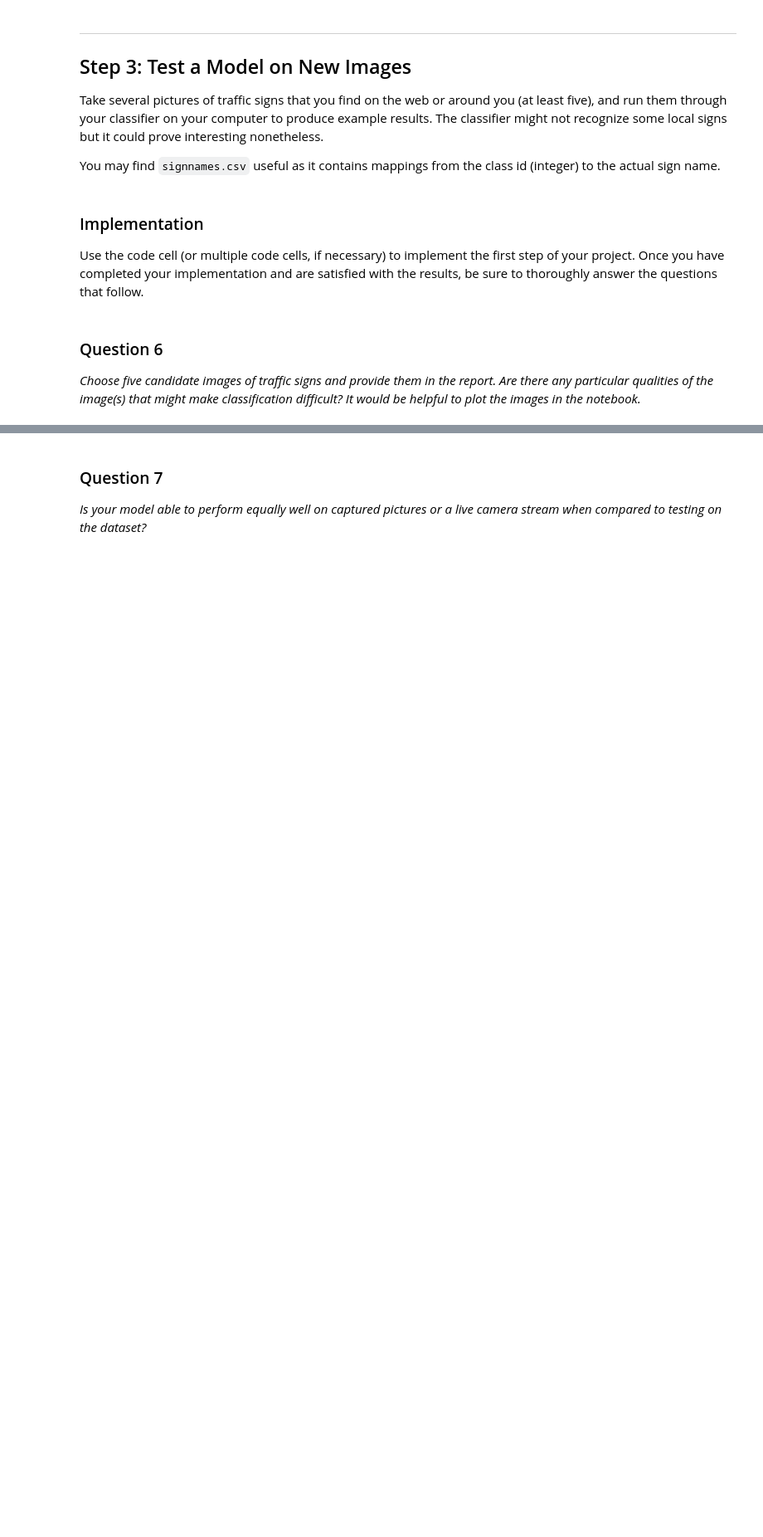
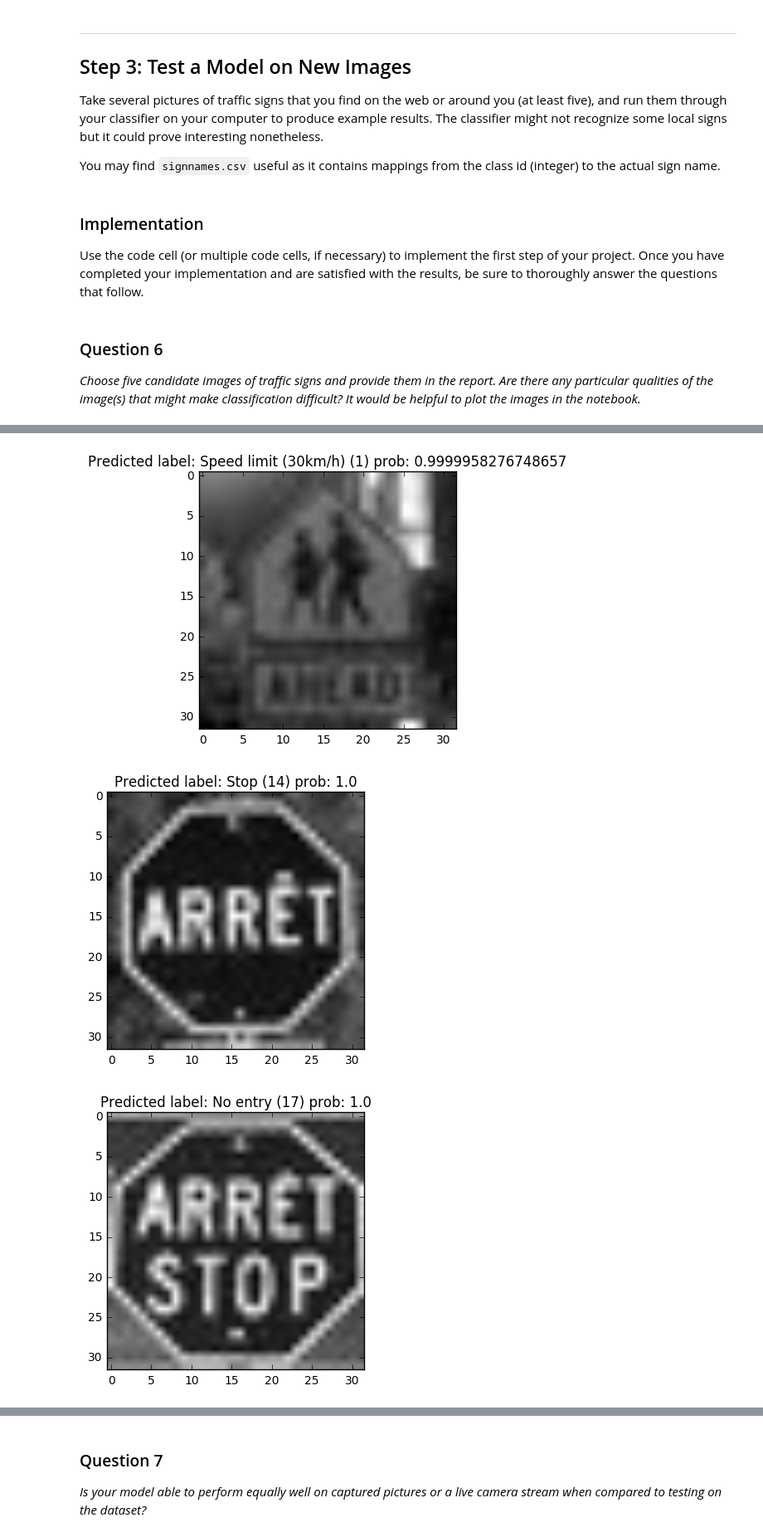
Before and after one commit to SlugFrisco/traffic-signs, a Jupyter notebook: Traffic_Signs_Recognition.ipynb, the cells around one changed output, grey strips where cells are left out. Shown at 83% size. Cells and saved outputs as stored; diff of their text form; code cells hidden in the pictures; blank space fills up the shorter version.

```diff
--- a/Traffic_Signs_Recognition.ipynb
+++ b/Traffic_Signs_Recognition.ipynb
@@ -253,9 +253,9 @@ The training data also gets shuffled; I noticed that the original set is ordered
 ### Feel free to use as many code cells as needed.
 
 # Parameters
-learning_rate = 0.005
-iterations = 2000
-train_batch_size = 100
+learning_rate = 0.001
+iterations = 5000
+train_batch_size = 50
 test_batch_size = 50
 display_step = 10
 
@@ -663,3 +644,13 @@ _Choose five candidate images of traffic signs and provide them in the report. A
 # %%
 ### Run the predictions here.
 ### Feel free to use as many code cells as needed.
+
+# Run stuff here
+
+images_to_predict = ["school.jpg", "arret.jpg", "arret_stop.jpg", "bus.jpg", "100.jpg", "100_europe.jpg", "60_europe.jpg", "80.jpg", "40.jpg"]
+for image in images_to_predict:
+    predict(sess, image)
+# %% [output]
+[figure, added]
+[figure, added]
+[figure, added]
```
Also changed, not shown: parts of 9 cells of this notebook.
